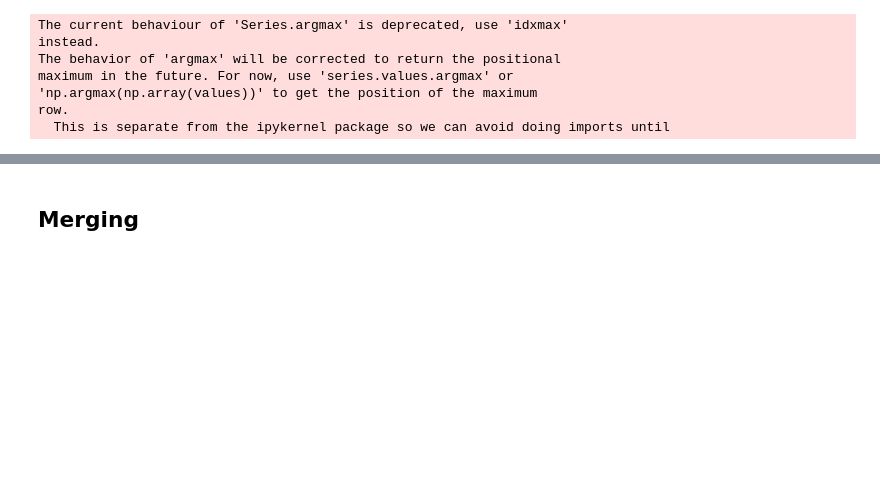
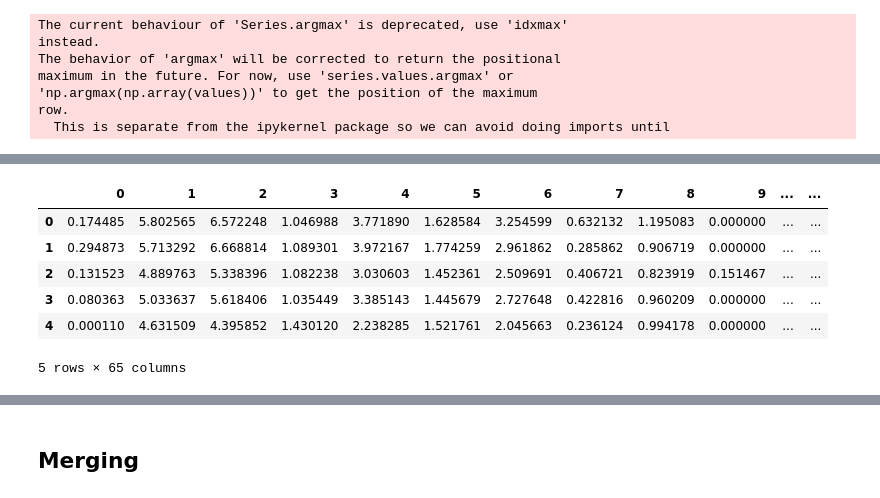
Before and after one commit to piotrekp1/ml-atp, a Jupyter notebook: notebooks/bad_classifier.ipynb, the cells around one changed output, grey strips where cells are left out. Saved outputs shown, nothing was run; the diff lists cells and outputs as text; code cells hidden in the pictures; blank space fills up the shorter version.

```diff
--- a/notebooks/bad_classifier.ipynb
+++ b/notebooks/bad_classifier.ipynb
@@ -98,0 +157,10 @@ del used_premises
+# %%
+df_autoenc.head()
+# %% [output]
+|  | 0 | 1 | 2 | 3 | 4 | 5 | 6 | 7 | 8 | 9 | ... | ... |
+| 0 | 0.174485 | 5.802565 | 6.572248 | 1.046988 | 3.771890 | 1.628584 | 3.254599 | 0.632132 | 1.195083 | 0.000000 | ... | ... |
+| 1 | 0.294873 | 5.713292 | 6.668814 | 1.089301 | 3.972167 | 1.774259 | 2.961862 | 0.285862 | 0.906719 | 0.000000 | ... | ... |
+| 2 | 0.131523 | 4.889763 | 5.338396 | 1.082238 | 3.030603 | 1.452361 | 2.509691 | 0.406721 | 0.823919 | 0.151467 | ... | ... |
+| 3 | 0.080363 | 5.033637 | 5.618406 | 1.035449 | 3.385143 | 1.445679 | 2.727648 | 0.422816 | 0.960209 | 0.000000 | ... | ... |
+| 4 | 0.000110 | 4.631509 | 4.395852 | 1.430120 | 2.238285 | 1.521761 | 2.045663 | 0.236124 | 0.994178 | 0.000000 | ... | ... |
+5 rows × 65 columns
```
Also changed, not shown: parts of 21 cells of this notebook, 1 other file.
